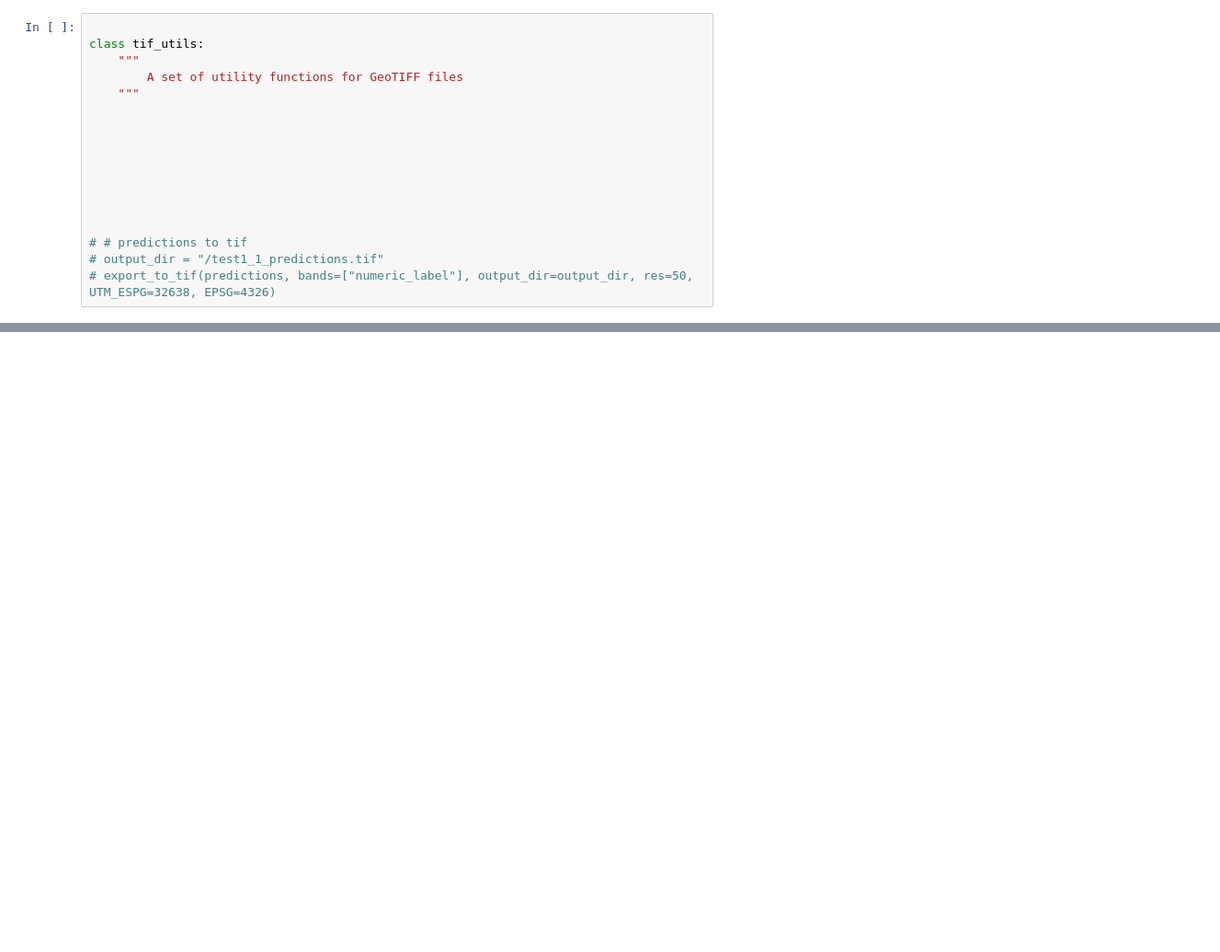
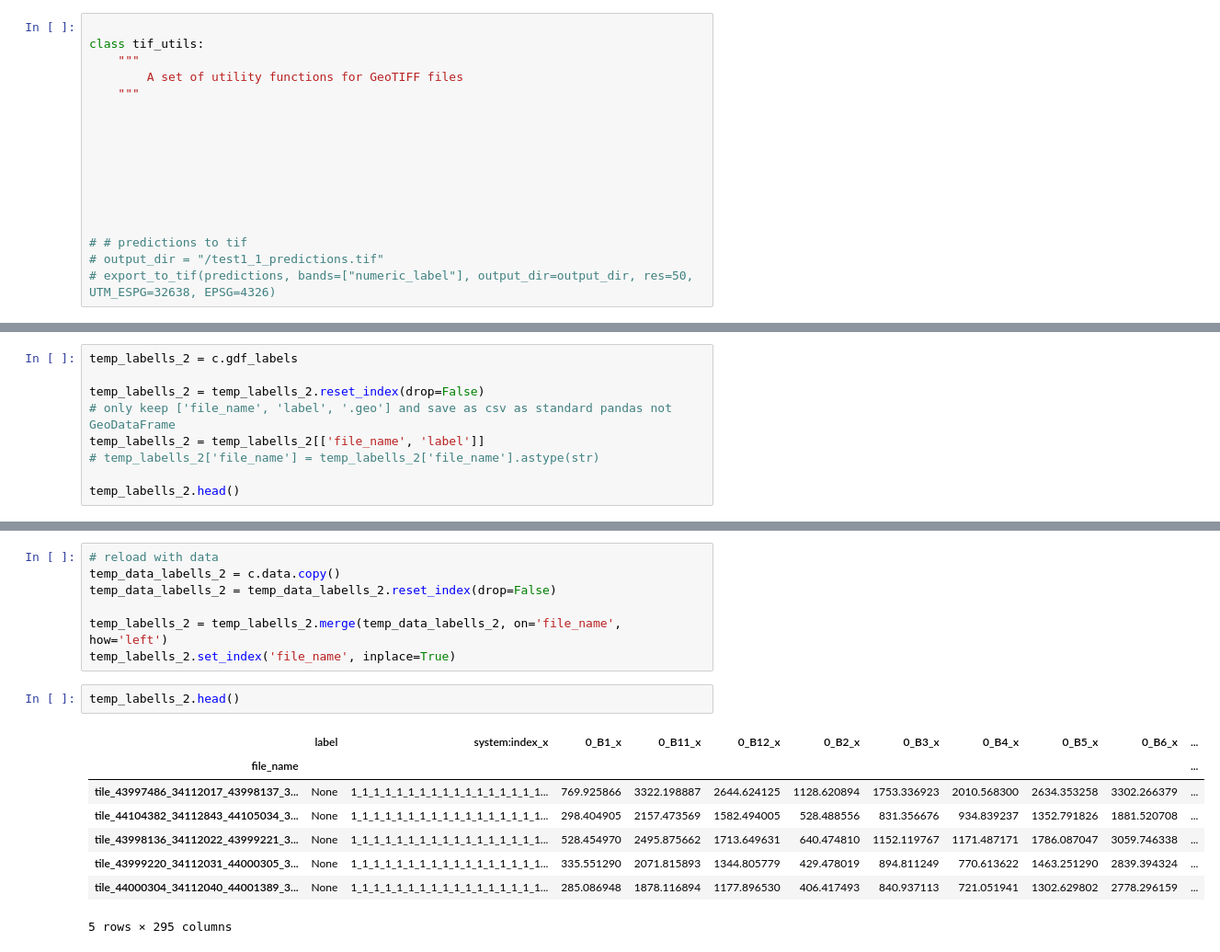
Before and after one commit to JamesChamberlainw/heritage-monitoring-kit, a Jupyter notebook: generate_map.ipynb, the cells around one changed output, grey strips where cells are left out. Shown at 92% size. Saved outputs shown, nothing was run; the diff lists cells and outputs as text; blank space fills up the shorter version.

```diff
--- a/generate_map.ipynb
+++ b/generate_map.ipynb
@@ -1050,0 +1181,9 @@ progress: 90/503 labels processed.
+# %%
+temp_labells_2 = c.gdf_labels
+
+temp_labells_2 = temp_labells_2.reset_index(drop=False)
+# only keep ['file_name', 'label', '.geo'] and save as csv as standard pandas not GeoDataFrame
+temp_labells_2 = temp_labells_2[['file_name', 'label']]
+# temp_labells_2['file_name'] = temp_labells_2['file_name'].astype(str)
+
+temp_labells_2.head()
@@ -1050,0 +1197,18 @@ progress: 90/503 labels processed.
+# %%
+# reload with data
+temp_data_labells_2 = c.data.copy()
+temp_data_labells_2 = temp_data_labells_2.reset_index(drop=False)
+
+temp_labells_2 = temp_labells_2.merge(temp_data_labells_2, on='file_name', how='left')
+temp_labells_2.set_index('file_name', inplace=True)
+# %%
+temp_labells_2.head()
+# %% [output]
+|  | label | system:index_x | 0_B1_x | 0_B11_x | 0_B12_x | 0_B2_x | 0_B3_x | 0_B4_x | 0_B5_x | 0_B6_x | ... |
+| file_name |  |  |  |  |  |  |  |  |  |  | ... |
+| tile_43997486_34112017_43998137_3... | None | 1_1_1_1_1_1_1_1_1_1_1_1_1_1_1_1_1... | 769.925866 | 3322.198887 | 2644.624125 | 1128.620894 | 1753.336923 | 2010.568300 | 2634.353258 | 3302.266379 | ... |
+| tile_44104382_34112843_44105034_3... | None | 1_1_1_1_1_1_1_1_1_1_1_1_1_1_1_1_1... | 298.404905 | 2157.473569 | 1582.494005 | 528.488556 | 831.356676 | 934.839237 | 1352.791826 | 1881.520708 | ... |
+| tile_43998136_34112022_43999221_3... | None | 1_1_1_1_1_1_1_1_1_1_1_1_1_1_1_1_1... | 528.454970 | 2495.875662 | 1713.649631 | 640.474810 | 1152.119767 | 1171.487171 | 1786.087047 | 3059.746338 | ... |
+| tile_43999220_34112031_44000305_3... | None | 1_1_1_1_1_1_1_1_1_1_1_1_1_1_1_1_1... | 335.551290 | 2071.815893 | 1344.805779 | 429.478019 | 894.811249 | 770.613622 | 1463.251290 | 2839.394324 | ... |
+| tile_44000304_34112040_44001389_3... | None | 1_1_1_1_1_1_1_1_1_1_1_1_1_1_1_1_1... | 285.086948 | 1878.116894 | 1177.896530 | 406.417493 | 840.937113 | 721.051941 | 1302.629802 | 2778.296159 | ... |
+5 rows × 295 columns
```
Also changed, not shown: parts of 24 cells of this notebook.
